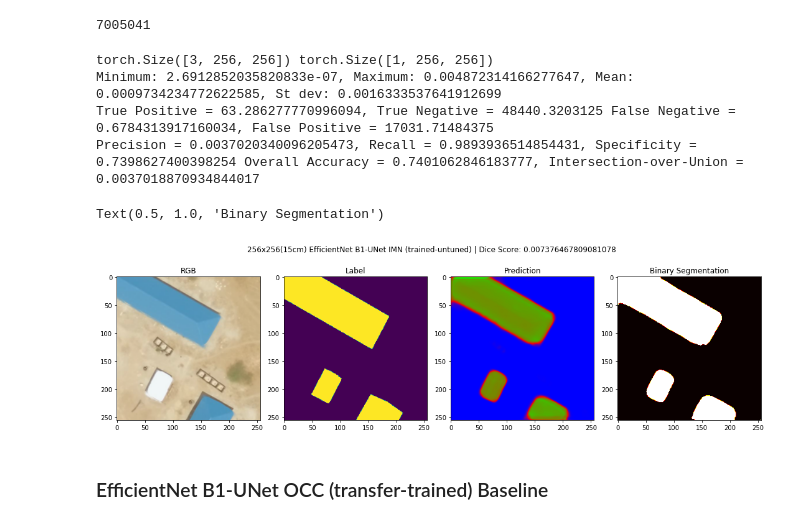
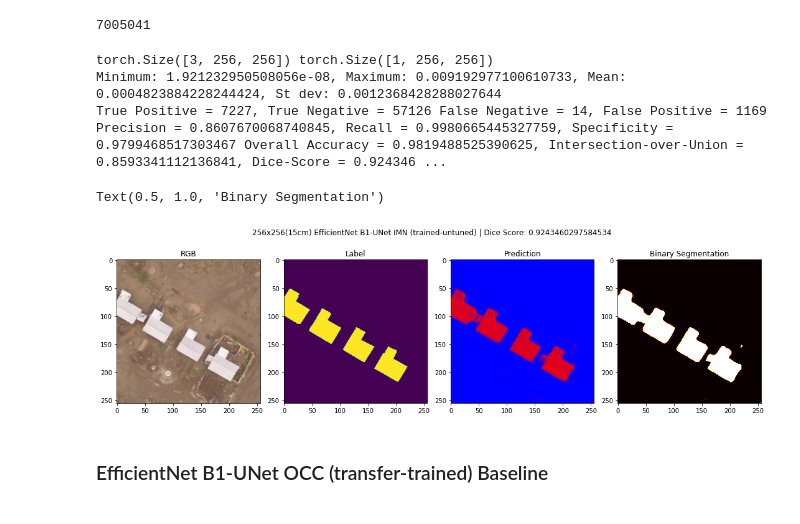
Before and after one commit to chrischank/HOTOSM_OAM_codeV2, a Jupyter notebook: test_model.ipynb, the cells around one changed output. Drawn from its saved outputs; the diff is of its cells as text; code cells hidden in the pictures.

```diff
--- a/test_model.ipynb
+++ b/test_model.ipynb
@@ -42,7 +42,7 @@ TestLBL_ls = []
 
 for root, dirs, filename in os.walk(os.path.join(data_path, "Test_15cm", "IMG")):
     for i in filename:
-        #if i.startswith("KBY15_IMG"):
+        if i.startswith("KBY15_IMG"):
             TestIMG_ls.append(root + "/" + i)
 
 for i in TestIMG_ls:
@@ -97,7 +97,7 @@ Text(0.5, 1.0, 'LBL')
 # %% [markdown]
 ### Vanilla Four layer U-Net Baseline
 # %%
-weights_4UNet = os.path.abspath(os.path.join(data_path, "best_weights", "BASE_15cmALL", "20713:5094_256oc1_Four-Unet_lr1e-3_wd1e-5_b32_ep500_BCE_RLRONPLATEAU(min1e-8)_iter_272807.pth"))
+weights_4UNet = os.path.abspath(os.path.join(data_path, "best_weights", "BASE_15cmKBY", "KBY5719:1224_256oc_Four-Unet_lr1e-3_wd1e-5_b32_ep500_BCE_RLRonPlateau(min1e-8)_iter_057458.pth"))
 weights_4UNet = torch.load(weights_4UNet, map_location = device)
 Four_UNet.load_state_dict(weights_4UNet["Model:"])
 Four_UNet.to(device = device)
@@ -338,0 +260,9 @@ ax.set_title('Binary Segmentation')
+# %%
+EB1_UNet = smp.Unet(encoder_name = 'efficientnet-b1', encoder_depth = 4, encoder_weights = None, decoder_use_batchnorm = True, decoder_channels = (128, 64, 32, 16), decoder_attention_type = None, in_channels = 3, classes = 1, activation = "sigmoid", aux_params = None)
+
+EB1_weights = os.path.abspath(os.path.join(data_path, "best_weights", "BASE_15cmKBY", "KBY3969:462_256oc1_EB1-UNet-NoIMN_lr1e-3_wd1e-5_b32_ep500_BCE_RLRONPLATEAU(min1e-8)_iter_027955.pth"))
+EB1_weights = torch.load(EB1_weights, map_location = device)
+EB1_UNet.load_state_dict(EB1_weights["Model:"])
+EB1_UNet.to(device = device)
+
+print(sum(p.numel() for p in EB1_UNet.parameters() if p.requires_grad == True))
@@ -341,7 +337,7 @@ ax.set_title('Binary Segmentation')
 # %%
 EB1_UNet_IMN = smp.Unet(encoder_name = 'efficientnet-b1', encoder_depth = 4, encoder_weights = None, decoder_use_batchnorm = True, decoder_channels = (128, 64, 32, 16), decoder_attention_type = None, in_channels = 3, classes = 1, activation = "sigmoid", aux_params = None)
 
-IMN_weights = os.path.abspath(os.path.join(data_path, "best_weights", "BASE_15cmALL", "20713:5094_256oc1_EB1-Unet-IMN_lr1e-3_wd1e-5_b32_ep500_BCE_RLRONPLATEAU(min1e-8)P20_iter_318167.pth"))
+IMN_weights = os.path.abspath(os.path.join(data_path, "best_weights", "BASE_15cmKBY", "KBY5719:1224_256oc_EB1-Unet-IMN_lr1e-3_wd1e-5_b32_ep500_BCE_RLRonPlateau(min1e-8)_iter_064618.pth"))
 IMN_weights = torch.load(IMN_weights, map_location = device)
 EB1_UNet_IMN.load_state_dict(IMN_weights["Model:"])
 EB1_UNet_IMN.to(device = device)
@@ -367,18 +363,15 @@ with torch.no_grad():
 
     pred_BOOL = (prediction > 0.001).to(torch.float32)
 
-    # Dice Loss
-    dice_pred = pred_BOOL.sum(dim = [0, 1, 2])
-    dice_lbl = lbl.sum(dim = [0, 1, 2])
-    dice_score = 0
-    dice_score += (2 * (pred_BOOL * lbl).sum(dim = [0, 1, 2]) + 1e-8) / (dice_pred + dice_lbl + 1e-8)
-    dice_score = dice_score.detach().cpu().numpy()
+    # Booleanise
+    pred_BOOL = pred_BOOL.bool()
+    lbl = lbl.bool()
 
     # 1st order statistics
     TP = (pred_BOOL * lbl).sum(dim = [0, 1, 2])
-    TN = ((1 - pred_BOOL) * (1 - lbl)).sum(dim = [0, 1, 2])
-    FN = ((1 - pred_BOOL) * lbl).sum(dim = [0, 1, 2])
-    FP = (pred_BOOL * (1 - lbl)).sum(dim = [0, 1, 2])
+    TN = ((~pred_BOOL) * (~lbl)).sum(dim = [0, 1, 2])
+    FN = ((~pred_BOOL) * lbl).sum(dim = [0, 1, 2])
+    FP = (pred_BOOL * (~lbl)).sum(dim = [0, 1, 2])
 
     # 2nd order statistics
     Precision = (TP / (TP + FP))
@@ -386,40 +379,41 @@ with torch.no_grad():
     Specificity = (TN / (FP + TN)) #True Negative Rate
     OA = ((TP + TN) / (TP + TN + FP + FN))
     IoU = (TP / (TP + FN + FP))
+    Dice = (2 * ((Precision * Recall) / (Precision + Recall)))
 
 print("True Positive = {0}, True Negative = {1} False Negative = {2}, False Positive = {3}".format(TP, TN, FN, FP))
-print("Precision = {0}, Recall = {1}, Specificity = {2} Overall Accuracy = {3}, Intersection-over-Union = {4}".format(Precision, Recall, Specificity, OA, IoU))
+print("Precision = {0}, Recall = {1}, Specificity = {2} Overall Accuracy = {3}, Intersection-over-Union = {4}, Dice-Score = {5}".format(Precision, Recall, Specificity, OA, IoU, Dice))
 
 # Plotting the RGB, Prediction, and Confidence
 fig = plt.figure(figsize = (15, 5))
 ax = fig.add_subplot(1, 4, 1)
 fig.tight_layout(w_pad = 3)
-fig.suptitle("256x256(15cm) EfficientNet B1-UNet IMN (trained-untuned) | Dice Score: {0}".format(dice_score))
+fig.suptitle("256x256(15cm) EfficientNet B1-UNet IMN (trained-untuned) | Dice Score: {0}".format(Dice))
 RGB = plt.imshow(test_pair[0].detach().cpu().numpy().transpose(1, 2, 0))
 ax.set_title('RGB')
 
 ax = fig.add_subplot(1, 4, 2)
 PILlbl = lbl.detach().cpu().numpy().transpose(1, 2, 0)
 plt.imshow(PILlbl)
 ax.set_title('Label')
 
 ax = fig.add_subplot(1, 4, 3)
 PILpred = prediction.detach().cpu().numpy().transpose(1, 2, 0)
 plt.imshow(PILpred, cmap = "brg")
 #plt.colorbar(boundaries = np.arange(0, 1.0, 0.1), ticks = np.arange(0, 1.0, 0.1),
 #             orientation = "horizontal")
 ax.set_title('Prediction')
 
 ax = fig.add_subplot(1, 4, 4)
 PILbin = pred_BOOL.detach().cpu().numpy().transpose(1, 2, 0)
 plt.imshow(PILbin, cmap = "hot")
 ax.set_title('Binary Segmentation')
 # %% [output]
 torch.Size([3, 256, 256]) torch.Size([1, 256, 256])
-Minimum: 2.6912852035820833e-07, Maximum: 0.004872314166277647, Mean: 0.0009734234772622585, St dev: 0.0016333537641912699
-True Positive = 63.286277770996094, True Negative = 48440.3203125 False Negative = 0.6784313917160034, False Positive = 17031.71484375
-Precision = 0.0037020340096205473, Recall = 0.9893936514854431, Specificity = 0.7398627400398254 Overall Accuracy = 0.7401062846183777, Intersection-over-Union = 0.0037018870934844017
+Minimum: 1.921232950508056e-08, Maximum: 0.009192977100610733, Mean: 0.0004823884228244424, St dev: 0.0012368428288027644
+True Positive = 7227, True Negative = 57126 False Negative = 14, False Positive = 1169
+Precision = 0.8607670068740845, Recall = 0.9980665445327759, Specificity = 0.9799468517303467 Overall Accuracy = 0.9819488525390625, Intersection-over-Union = 0.8593341112136841, Dice-Score = 0.924346 ...
 Text(0.5, 1.0, 'Binary Segmentation')
-[figure, old version]
+[figure, new version]
 # %% [markdown]
 ### EfficientNet B1-UNet OCC (transfer-trained) Baseline
```
Also changed, not shown: parts of 13 cells of this notebook, 6 other files.
